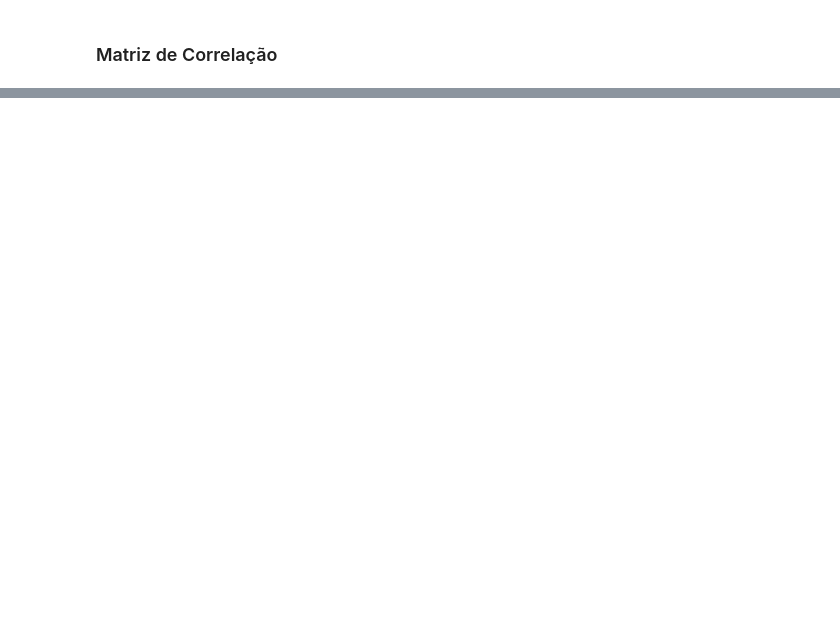
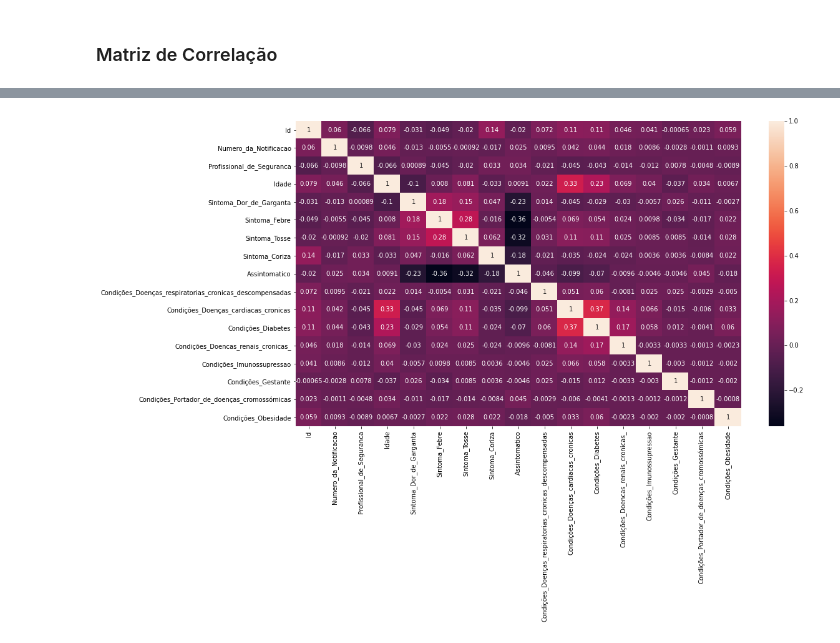
Before and after one commit to saul-rocha/MTI_Ciencia_de_dados, a Jupyter notebook: atividade-covid-picos/covid_picos_exercicio.ipynb, the cells around one changed output, grey strips where cells are left out. Drawn from its saved outputs; the diff is of its cells as text; code cells hidden in the pictures; blank space fills up the shorter version.

```diff
--- a/atividade-covid-picos/covid_picos_exercicio.ipynb
+++ b/atividade-covid-picos/covid_picos_exercicio.ipynb
@@ -316,4 +348,6 @@ evolucao
 # %% [markdown]
 ### Matriz de Correlação
 # %%
-# Identificando a correlação entre as variáveis
+#Identificando a correlação entre as variáveis
+correlacao = df_rename.corr()
+correlacao
@@ -319,0 +373,6 @@ evolucao
+# %%
+plt.figure(figsize=(16, 9))
+sns.heatmap(correlacao, annot=True)
+plt.show()
+# %% [output]
+[figure, added]
```
Also changed, not shown: parts of 8 cells of this notebook, 3 other files.
